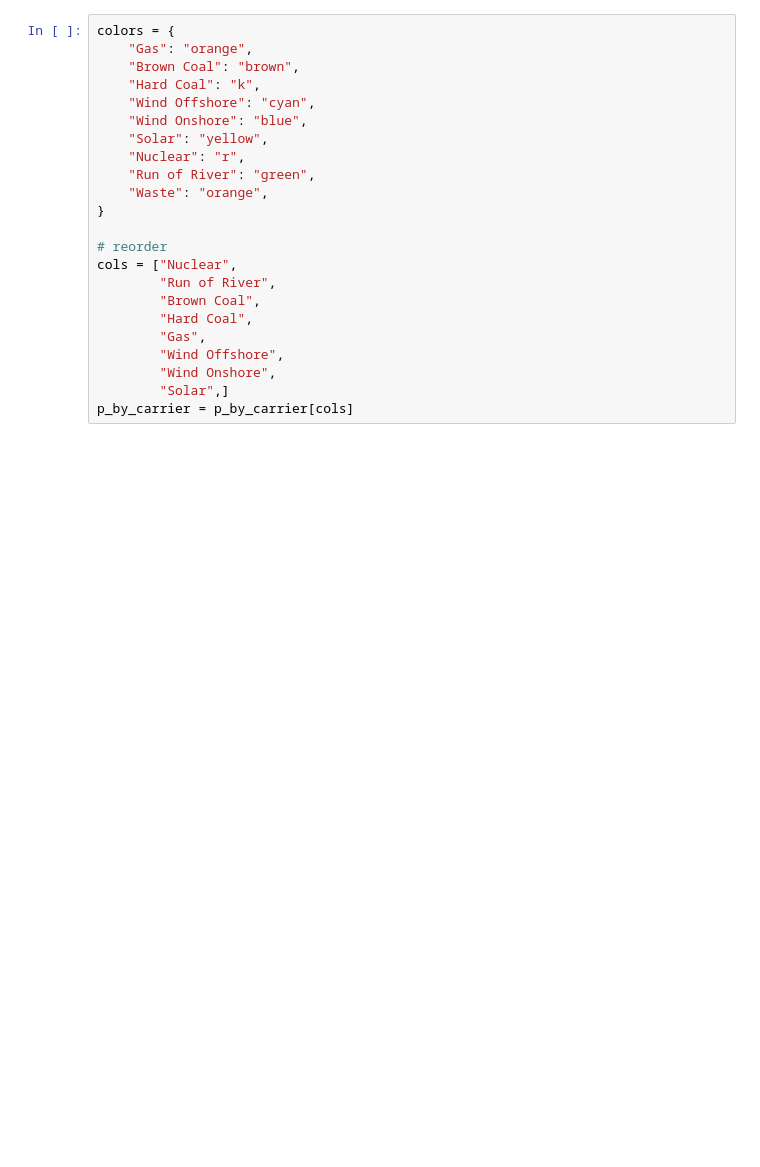
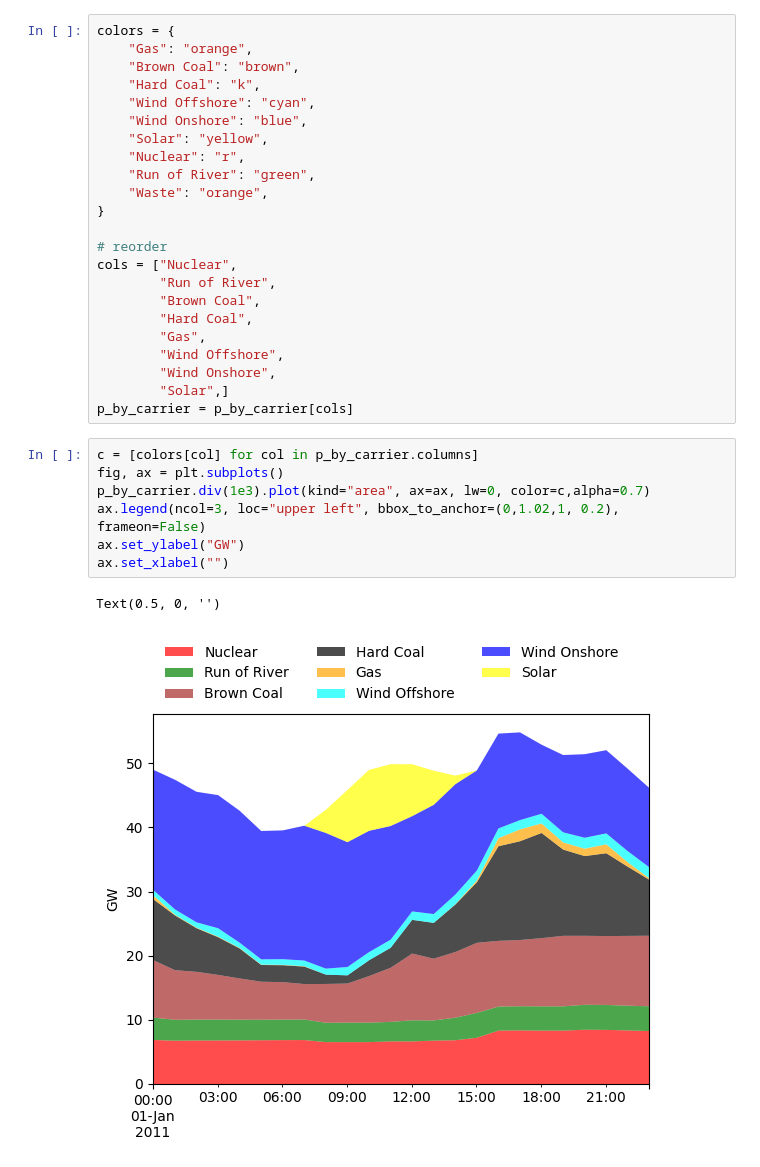
Before and after one commit to VeenaShirsath/Power-System-Optimization, a Jupyter notebook: german_example_1day_hourly_dispatch.ipynb, the cells around one changed output. Saved outputs shown, nothing was run; the diff lists cells and outputs as text; blank space fills up the shorter version.

```diff
--- a/german_example_1day_hourly_dispatch.ipynb
+++ b/german_example_1day_hourly_dispatch.ipynb
@@ -325,3 +319,13 @@ cols = ["Nuclear",
         "Wind Onshore",
         "Solar",]
 p_by_carrier = p_by_carrier[cols]
+# %%
+c = [colors[col] for col in p_by_carrier.columns]
+fig, ax = plt.subplots()
+p_by_carrier.div(1e3).plot(kind="area", ax=ax, lw=0, color=c,alpha=0.7)
+ax.legend(ncol=3, loc="upper left", bbox_to_anchor=(0,1.02,1, 0.2), frameon=False)
+ax.set_ylabel("GW")
+ax.set_xlabel("")
+# %% [output]
+Text(0.5, 0, '')
+[figure, added]
```
Also changed, not shown: parts of 29 cells of this notebook.
